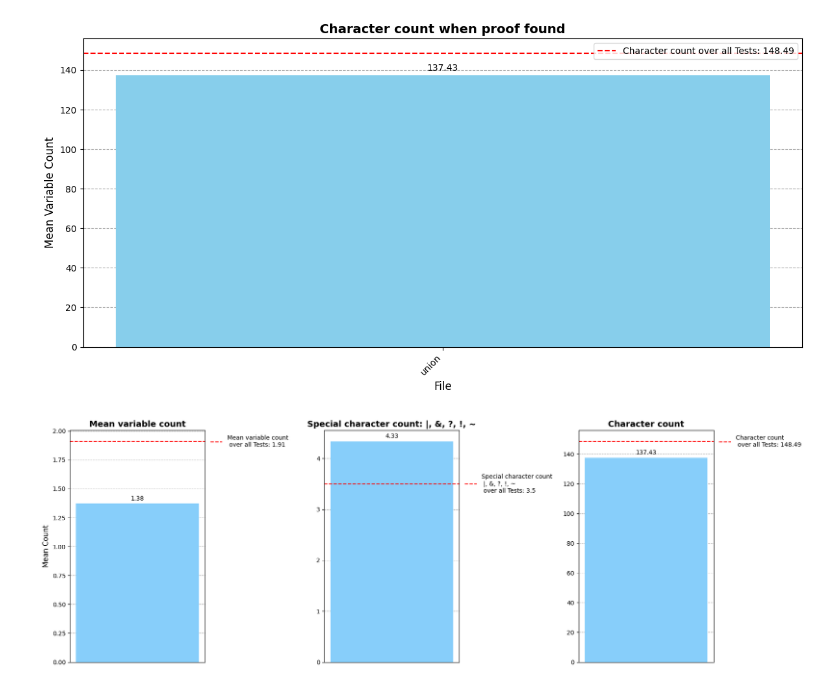
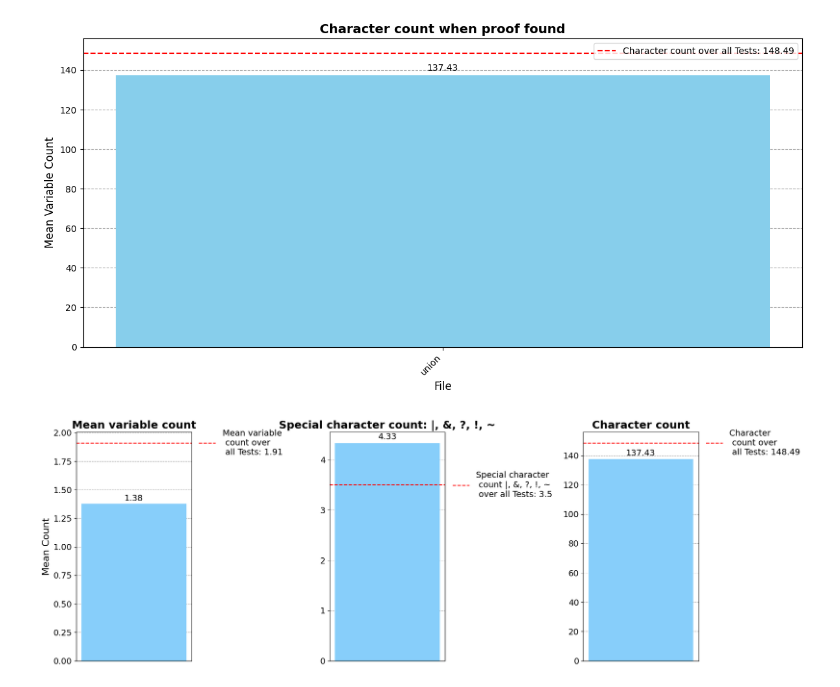
Before and after one commit to BigTeddyRush/further-work-of-seven, a Jupyter notebook: results_counts/evaluation_counts.ipynb, the cells around one changed output. Drawn from its saved outputs; the diff is of its cells as text; code cells hidden in the pictures.

```diff
--- a/results_counts/evaluation_counts.ipynb
+++ b/results_counts/evaluation_counts.ipynb
@@ -119,15 +119,22 @@ def print_combined_graphs(file_paths: list, titles: list, thresholds: list, thre
         bars = ax.bar(df_means['File'], df_means['MeanVariableCount'], color='lightskyblue', width=0.6)
 
         if i == 0:  # Only add y-axis label to the first (leftmost) subplot
-            ax.set_ylabel('Mean Count', fontsize=12)
+            ax.set_ylabel('Mean Count', fontsize=16)
 
-        ax.set_title(title, fontsize=14, fontweight='bold')
+        ax.set_title(title, fontsize=18, fontweight='bold')
 
         # Draw threshold line
         threshold_line = ax.axhline(y=threshold, color='r', linestyle='--')
 
         # Position legend at the threshold line's height
-        ax.legend([threshold_line], [f'{threshold_label}: {threshold}'], loc="center left", bbox_to_anchor=(1, threshold / ax.get_ylim()[1]), frameon=False)
+        ax.legend(
+            [threshold_line],
+            [f'{threshold_label}: {threshold}'],
+            loc="center left",
+            bbox_to_anchor=(1, threshold / ax.get_ylim()[1]),
+            frameon=False,
+            fontsize=14
+        )
 
         ax.set_xticks([])  # Remove x-axis tick labels
         ax.yaxis.grid(True, linestyle='--', which='major', color='gray', alpha=0.7)
@@ -141,9 +148,11 @@ def print_combined_graphs(file_paths: list, titles: list, thresholds: list, thre
                 f'{yval:.2f}',
                 ha='center',
                 va='bottom',
-                fontsize=10,
+                fontsize=14,  # Increased font size for bar labels
                 color='black'
             )
+
+        ax.tick_params(axis='y', labelsize=14)  # Increase y-axis tick label size
 
     plt.tight_layout()
     path_prefix = "/Users/eltorrogrande/BachelorInformatik/BachelorThesis/further-work-of-seven/text/"
@@ -151,26 +160,26 @@ def print_combined_graphs(file_paths: list, titles: list, thresholds: list, thre
     plt.savefig(save_path, format='pdf', bbox_inches='tight')
     plt.show()
     plt.close(fig)
-
-# Example usage
-print_combined_graphs(
-    file_paths=[
-        "variable_counts_grouped_proof_found.json",
-        "signs_counts_grouped_proof_found.json",
-        "character_counts_grouped_proof_found.json"
-    ],
-    titles=[
-        "Mean variable count",
-        "Special character count: |, &, ?, !, ~",
-        "Character count"
-    ],
-    thresholds=[1.91, 3.5, 148.49],
-    threshold_labels=[
-        "Mean variable count \n over all Tests",
-        "Special character count \n |, &, ?, !, ~ \n over all Tests",
-        "Character count \n over all Tests"
-    ],
-    output_path="combined_graphs.pdf"
-)
-# %% [output]
-[figure, removed]
+# %%
+# Example usage
+print_combined_graphs(
+    file_paths=[
+        "variable_counts_grouped_proof_found.json",
+        "signs_counts_grouped_proof_found.json",
+        "character_counts_grouped_proof_found.json"
+    ],
+    titles=[
+        "Mean variable count",
+        "Special character count: |, &, ?, !, ~",
+        "Character count"
+    ],
+    thresholds=[1.91, 3.5, 148.49],
+    threshold_labels=[
+        "Mean variable \n count over \n all Tests",
+        "Special character \n count |, &, ?, !, ~ \n over all Tests",
+        "Character \n count over \n all Tests"
+    ],
+    output_path="combined_graphs.pdf"
+)
+# %% [output]
+[figure, added]
```
Also changed, not shown: 3 other files.
